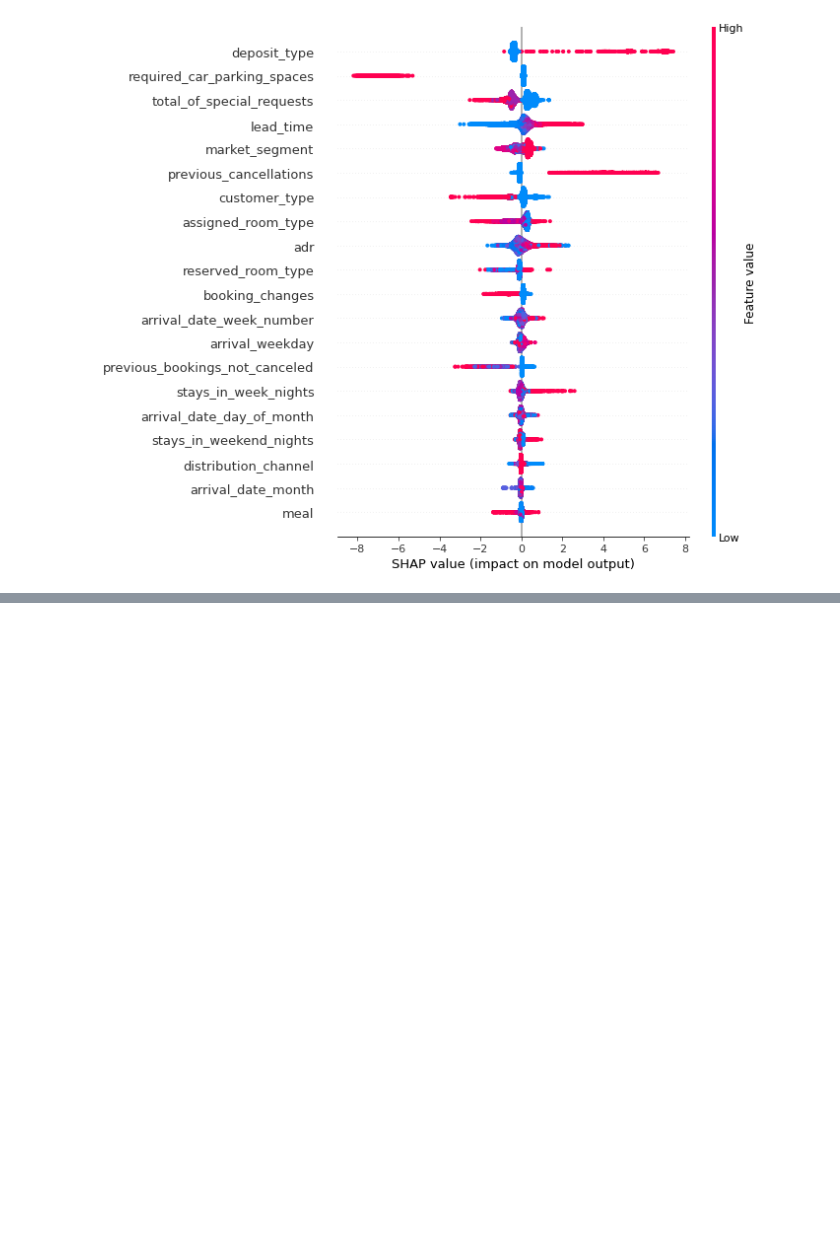
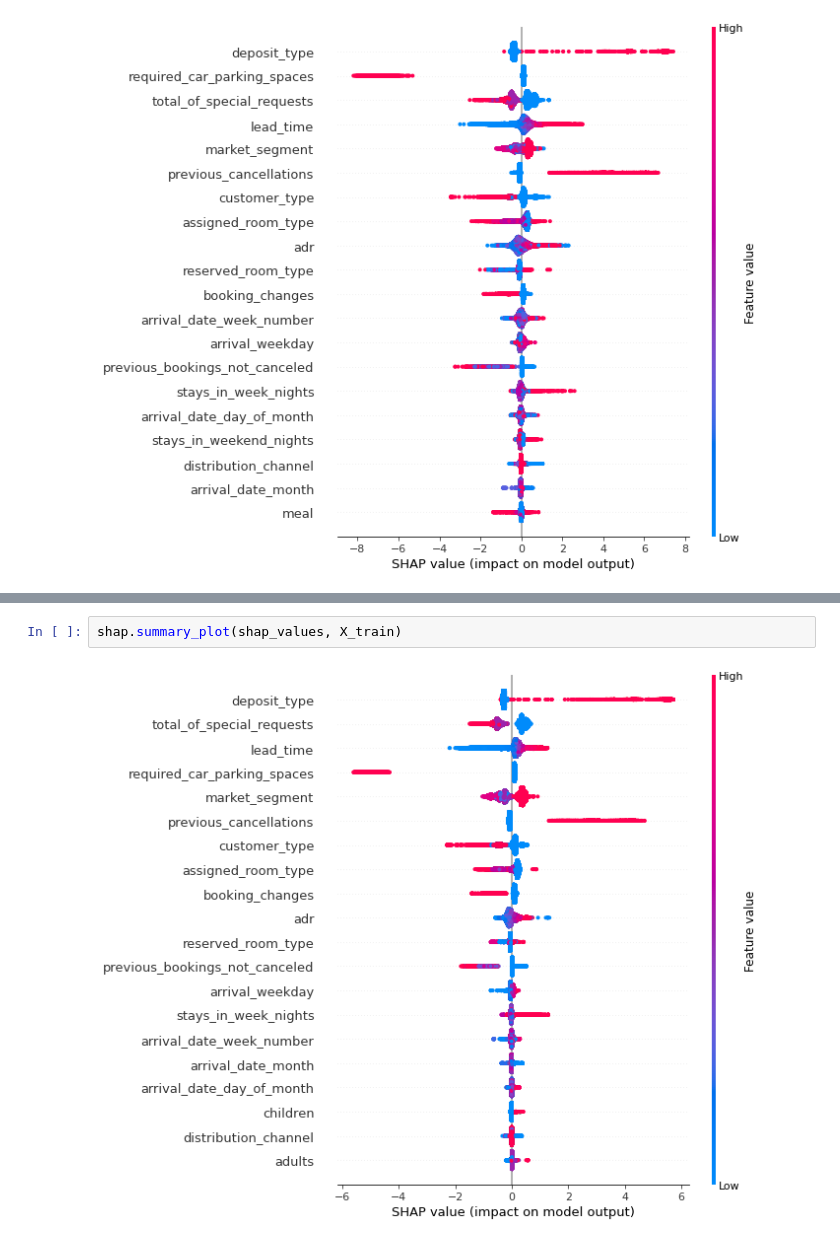
Before and after one commit to wdomitrz/iml-team_3, a Jupyter notebook: cancellation/booking_cancelation.ipynb, the cells around one changed output, grey strips where cells are left out. Drawn from its saved outputs; the diff is of its cells as text; blank space fills up the shorter version.

```diff
--- a/cancellation/booking_cancelation.ipynb
+++ b/cancellation/booking_cancelation.ipynb
@@ -173,0 +234,4 @@ shap.summary_plot(shap_values, X_test)
+# %%
+shap.summary_plot(shap_values, X_train)
+# %% [output]
+[figure, added]
```
Also changed, not shown: parts of 19 cells of this notebook.
